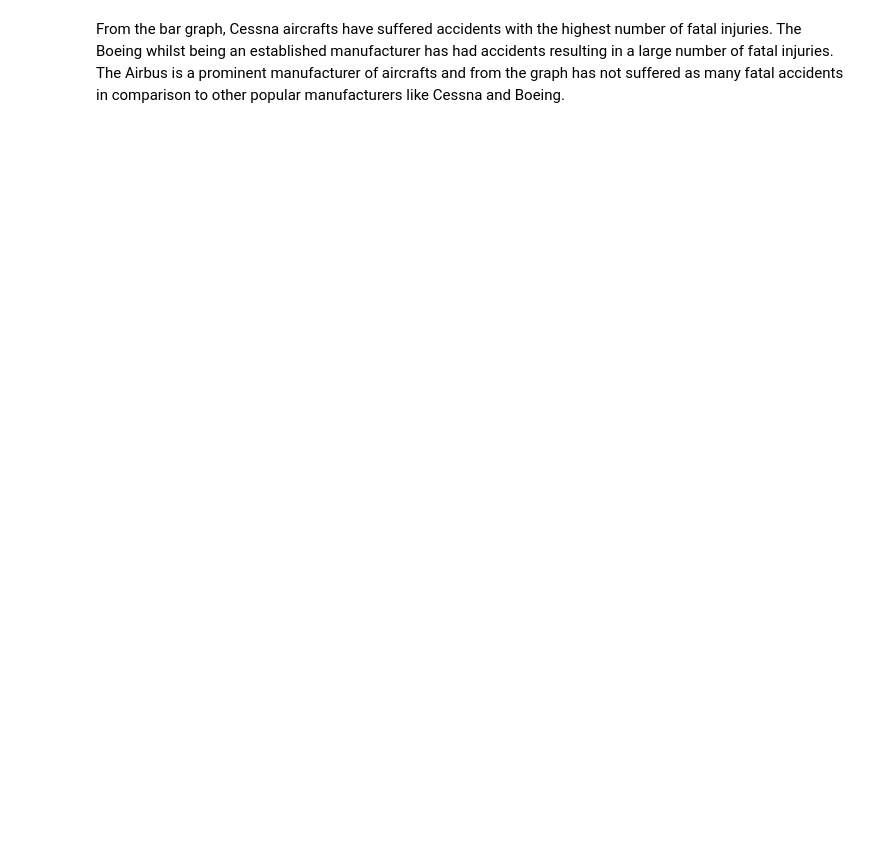
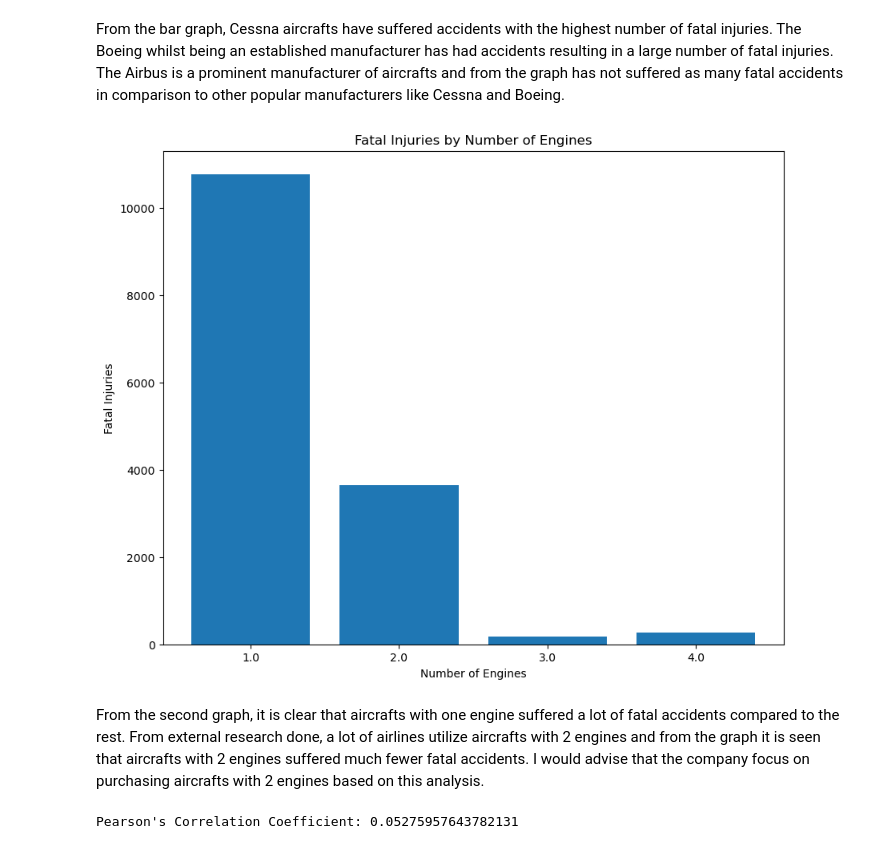
Before and after one commit to Jeffrey-sinos/Aircraft-safety-analysis, a Jupyter notebook: Aircraft-safety.ipynb, the cells around one changed output. Saved outputs shown, nothing was run; the diff lists cells and outputs as text; code cells hidden in the pictures; blank space fills up the shorter version.

```diff
--- a/Aircraft-safety.ipynb
+++ b/Aircraft-safety.ipynb
@@ -619,8 +627,31 @@ plt.show()
 From the bar graph, Cessna aircrafts have suffered accidents with the highest number of fatal injuries. The Boeing whilst being an established manufacturer has had accidents resulting in a large number of fatal injuries. The Airbus is a prominent manufacturer of aircrafts and from the graph has not suffered as many fatal accidents in comparison to other popular manufacturers like Cessna and Boeing.
 # %%
 # plot the fatal accidents by the number of engines in an aircraft
-fig, ax = plt.subplots(figsize=(16,8))
-ax.bar(new_aviation_data['Number_of_Engines'], fatal_injuries)
-ax.set_xlabel('Aircraft Make')
+fig, ax = plt.subplots(figsize=(10,8))
+
+# group the number of engines with the total number of fatal injuries
+fatal_injuries_by_number = fatal_injuries.groupby('Number_of_Engines')['Total_Fatal_Injuries'].sum().reset_index()
+
+
+ax.bar(fatal_injuries_by_number['Number_of_Engines'], fatal_injuries_by_number['Total_Fatal_Injuries'])
+ax.set_xticks(fatal_injuries_by_number['Number_of_Engines'])
+ax.set_xticklabels(fatal_injuries_by_number['Number_of_Engines'])
+ax.set_xlabel('Number of Engines')
 ax.set_ylabel('Fatal Injuries')
-ax.set_title('Fatal Injuries by Aircraft Make')
+ax.set_title('Fatal Injuries by Number of Engines')
+
+plt.show()
+# %% [output]
+[figure, added]
+# %% [markdown]
+From the second graph, it is clear that aircrafts with one engine suffered a lot of fatal accidents compared to the rest. From external research done, a lot of airlines utilize aircrafts with 2 engines and from the graph it is seen that aircrafts with 2 engines suffered much fewer fatal accidents. I would advise that the company focus on purchasing aircrafts with 2 engines based on this analysis.
+# %%
+
+# Calculating Pearson's correlation coefficient using numpy
+
+correlation_matrix = np.corrcoef(new_aviation_data['Number_of_Engines'], new_aviation_data['Total_Fatal_Injuries'])
+corr_coefficient = correlation_matrix[0, 1]
+
+print(f"Pearson's Correlation Coefficient: {corr_coefficient}")
+# %% [output]
+Pearson's Correlation Coefficient: 0.05275957643782131
```
Also changed, not shown: parts of 16 cells of this notebook.
